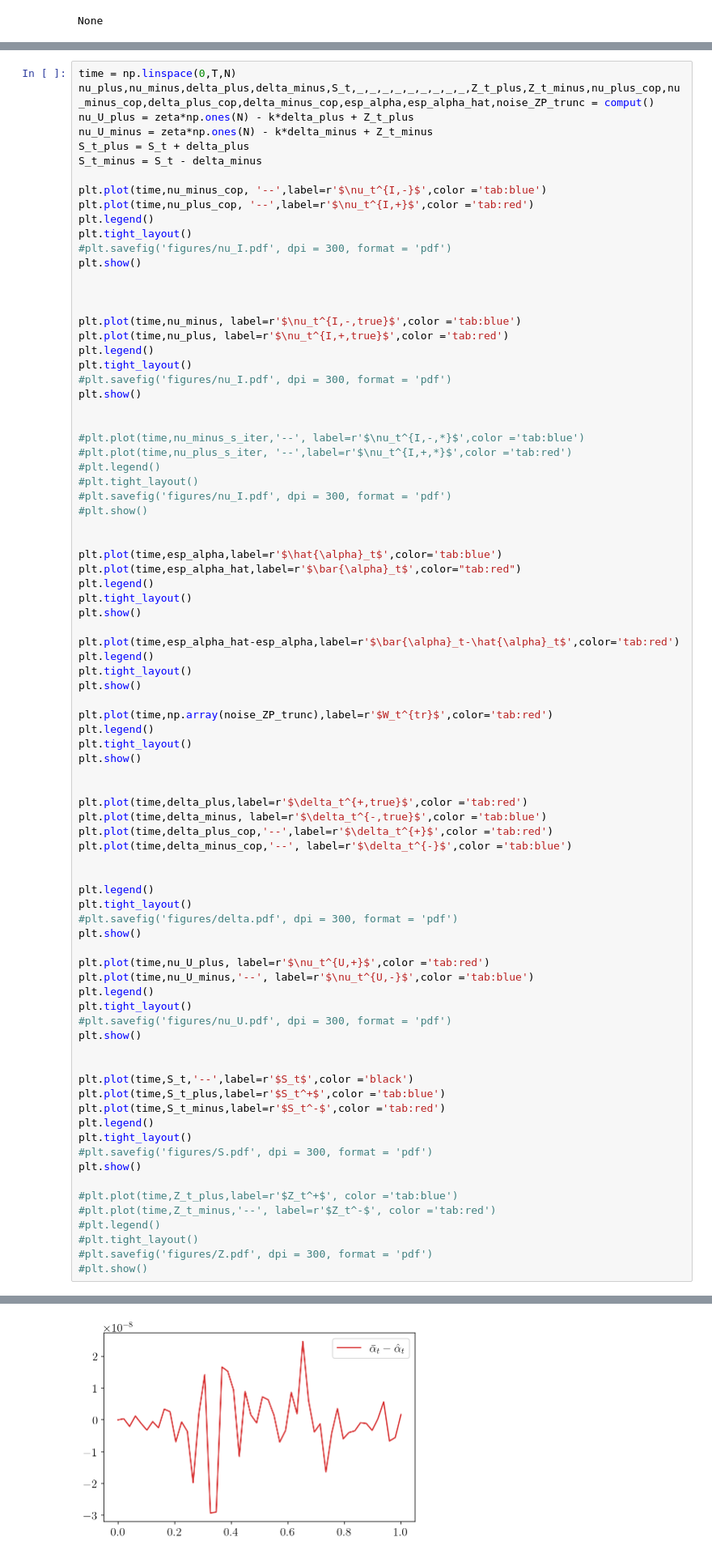
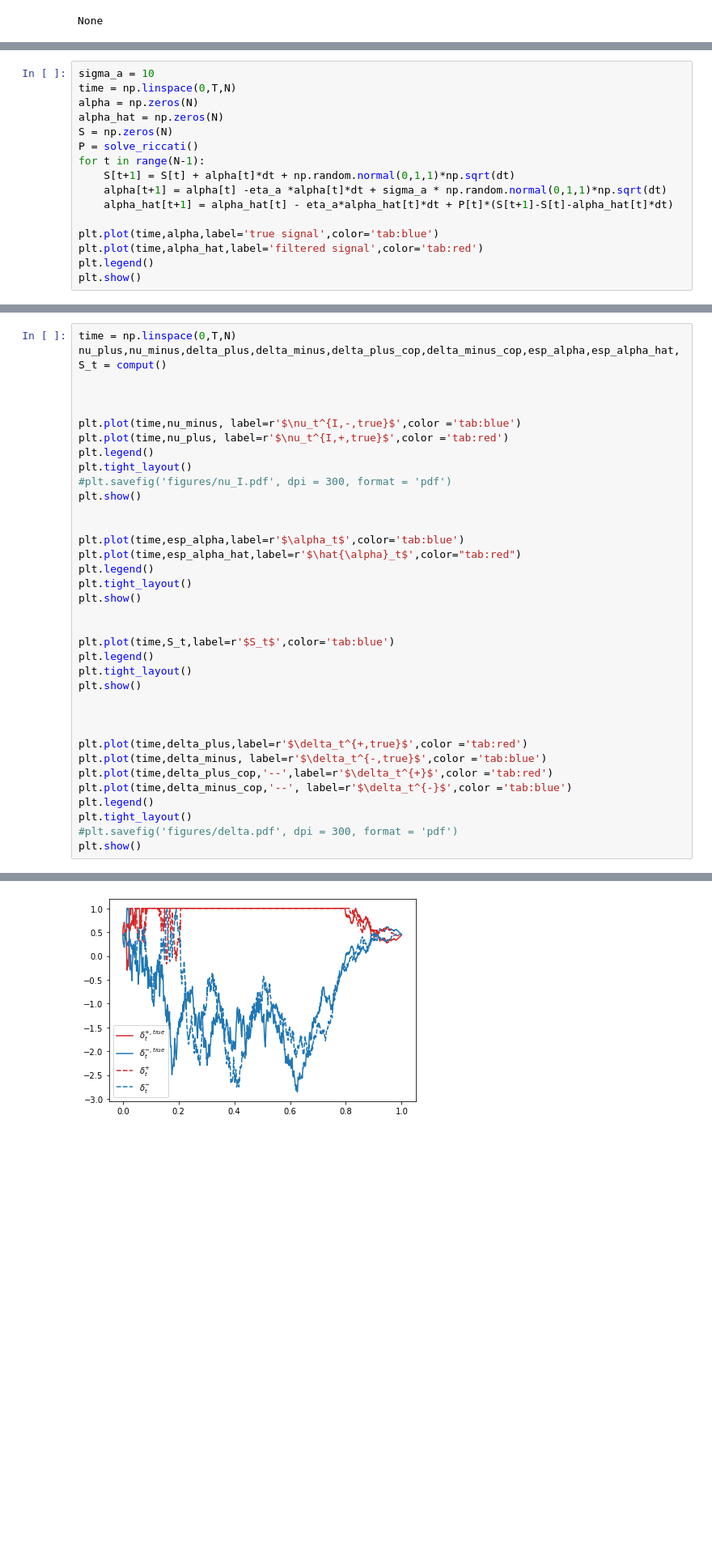
Before and after one commit to AdrienMathieu-eng/Nash-Equilibrium-, a Jupyter notebook: v2_FBSDE_nash.ipynb, the cells around one changed output, grey strips where cells are left out. Shown at 81% size. Saved outputs shown, nothing was run; the diff lists cells and outputs as text; blank space fills up the shorter version.

```diff
--- a/v2_FBSDE_nash.ipynb
+++ b/v2_FBSDE_nash.ipynb
@@ -718,0 +751,16 @@ plt.show()
+# %%
+sigma_a = 10
+time = np.linspace(0,T,N)
+alpha = np.zeros(N)
+alpha_hat = np.zeros(N)
+S = np.zeros(N)
+P = solve_riccati()
+for t in range(N-1):
+    S[t+1] = S[t] + alpha[t]*dt + np.random.normal(0,1,1)*np.sqrt(dt)
+    alpha[t+1] = alpha[t] -eta_a *alpha[t]*dt + sigma_a * np.random.normal(0,1,1)*np.sqrt(dt)
+    alpha_hat[t+1] = alpha_hat[t] - eta_a*alpha_hat[t]*dt + P[t]*(S[t+1]-S[t]-alpha_hat[t]*dt)
+
+plt.plot(time,alpha,label='true signal',color='tab:blue')
+plt.plot(time,alpha_hat,label='filtered signal',color='tab:red')
+plt.legend()
+plt.show()
@@ -839,17 +854,6 @@ def comput():
 # %%
 time = np.linspace(0,T,N)
-nu_plus,nu_minus,delta_plus,delta_minus,S_t,_,_,_,_,_,_,_,_,_,Z_t_plus,Z_t_minus,nu_plus_cop,nu_minus_cop,delta_plus_cop,delta_minus_cop,esp_alpha,esp_alpha_hat,noise_ZP_trunc = comput()
-nu_U_plus = zeta*np.ones(N) - k*delta_plus + Z_t_plus
-nu_U_minus = zeta*np.ones(N) - k*delta_minus + Z_t_minus
-S_t_plus = S_t + delta_plus
-S_t_minus = S_t - delta_minus
-
-plt.plot(time,nu_minus_cop, '--',label=r'$\nu_t^{I,-}$',color ='tab:blue')
-plt.plot(time,nu_plus_cop, '--',label=r'$\nu_t^{I,+}$',color ='tab:red')
-plt.legend()
-plt.tight_layout()
-#plt.savefig('figures/nu_I.pdf', dpi = 300, format = 'pdf')
-plt.show()
+nu_plus,nu_minus,delta_plus,delta_minus,delta_plus_cop,delta_minus_cop,esp_alpha,esp_alpha_hat,S_t = comput()
 
 
 
@@ -861,62 +865,26 @@ plt.tight_layout()
 plt.show()
 
 
-#plt.plot(time,nu_minus_s_iter,'--', label=r'$\nu_t^{I,-,*}$',color ='tab:blue')
-#plt.plot(time,nu_plus_s_iter, '--',label=r'$\nu_t^{I,+,*}$',color ='tab:red')
-#plt.legend()
-#plt.tight_layout()
-#plt.savefig('figures/nu_I.pdf', dpi = 300, format = 'pdf')
-#plt.show()
-
-
-plt.plot(time,esp_alpha,label=r'$\hat{\alpha}_t$',color='tab:blue')
-plt.plot(time,esp_alpha_hat,label=r'$\bar{\alpha}_t$',color="tab:red")
+plt.plot(time,esp_alpha,label=r'$\alpha_t$',color='tab:blue')
+plt.plot(time,esp_alpha_hat,label=r'$\hat{\alpha}_t$',color="tab:red")
 plt.legend()
 plt.tight_layout()
 plt.show()
 
-plt.plot(time,esp_alpha_hat-esp_alpha,label=r'$\bar{\alpha}_t-\hat{\alpha}_t$',color='tab:red')
+
+plt.plot(time,S_t,label=r'$S_t$',color='tab:blue')
 plt.legend()
 plt.tight_layout()
 plt.show()
 
-plt.plot(time,np.array(noise_ZP_trunc),label=r'$W_t^{tr}$',color='tab:red')
-plt.legend()
-plt.tight_layout()
-plt.show()
 
 
 plt.plot(time,delta_plus,label=r'$\delta_t^{+,true}$',color ='tab:red')
 plt.plot(time,delta_minus, label=r'$\delta_t^{-,true}$',color ='tab:blue')
 plt.plot(time,delta_plus_cop,'--',label=r'$\delta_t^{+}$',color ='tab:red')
 plt.plot(time,delta_minus_cop,'--', label=r'$\delta_t^{-}$',color ='tab:blue')
-
-
 plt.legend()
 plt.tight_layout()
 #plt.savefig('figures/delta.pdf', dpi = 300, format = 'pdf')
 plt.show()
-
-plt.plot(time,nu_U_plus, label=r'$\nu_t^{U,+}$',color ='tab:red')
-plt.plot(time,nu_U_minus,'--', label=r'$\nu_t^{U,-}$',color ='tab:blue')
-plt.legend()
-plt.tight_layout()
-#plt.savefig('figures/nu_U.pdf', dpi = 300, format = 'pdf')
-plt.show()
-
-
-plt.plot(time,S_t,'--',label=r'$S_t$',color ='black')
-plt.plot(time,S_t_plus,label=r'$S_t^+$',color ='tab:blue')
-plt.plot(time,S_t_minus,label=r'$S_t^-$',color ='tab:red')
-plt.legend()
-plt.tight_layout()
-#plt.savefig('figures/S.pdf', dpi = 300, format = 'pdf')
-plt.show()
-
-#plt.plot(time,Z_t_plus,label=r'$Z_t^+$', color ='tab:blue')
-#plt.plot(time,Z_t_minus,'--', label=r'$Z_t^-$', color ='tab:red')
-#plt.legend()
-#plt.tight_layout()
-#plt.savefig('figures/Z.pdf', dpi = 300, format = 'pdf')
-#plt.show()
 # %% [output]
@@ -926 +894 @@ plt.show()
-[figure, old version]
+[figure, new version]
```
Also changed, not shown: parts of 17 cells of this notebook.
